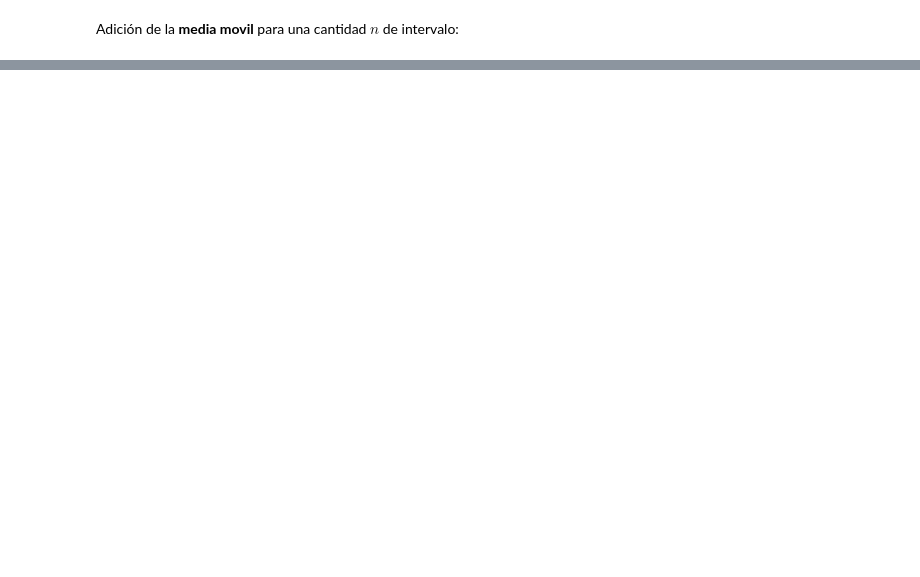
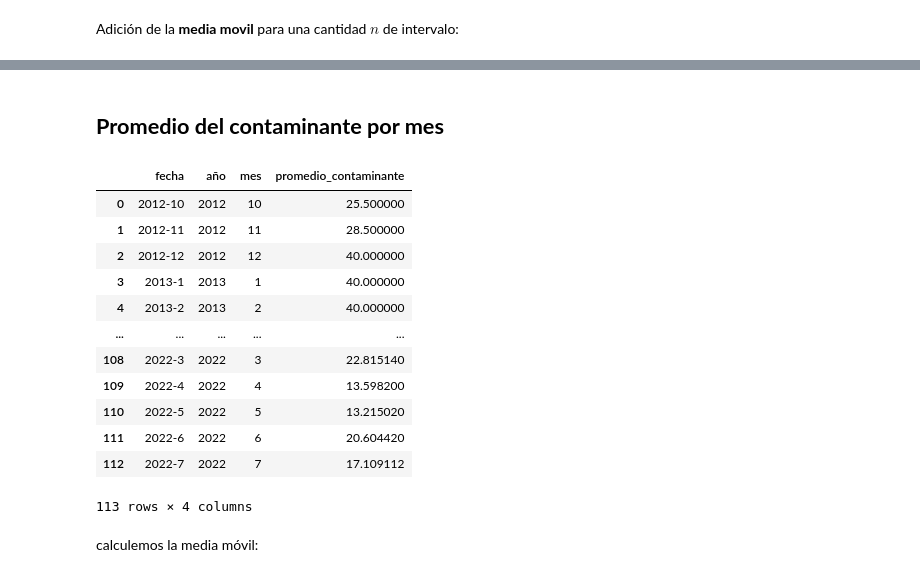
Before and after one commit to LeoUribC/CITRA_DataScience, a Jupyter notebook: Contaminantes/analisis_contaminantes.ipynb, the cells around one changed output, grey strips where cells are left out. Saved outputs shown, nothing was run; the diff lists cells and outputs as text; code cells hidden in the pictures; blank space fills up the shorter version.

```diff
--- a/Contaminantes/analisis_contaminantes.ipynb
+++ b/Contaminantes/analisis_contaminantes.ipynb
@@ -599,0 +603,47 @@ calcular_media_movil(valores=15)
+# %% [markdown]
+## **Promedio del contaminante por mes**
+# %%
+promedio_mes = [];  newYears = [];  newMes = []
+
+for year in years:
+    for mes in meses:
+        promedio_mes.append(
+            np.mean(
+                muestraPM25[
+                    (muestraPM25["año"] == year) & \
+                    (muestraPM25["mes"] == mes)
+                ]["valor_contaminante"]
+            )
+        )
+    newMes += list(meses)
+    newYears += len(meses)*[year]
+# %%
+prom_muestra_mes_pm25 = {
+    "fecha":addLists(newYears, newMes),
+    "año":newYears,
+    "mes":newMes,
+    "promedio_contaminante":promedio_mes
+}
+
+prom_muestra_mes_pm25_df = pd.DataFrame(data=prom_muestra_mes_pm25)
+
+prom_muestra_mes_pm25_df = prom_muestra_mes_pm25_df.dropna()
+
+prom_muestra_mes_pm25_df = prom_muestra_mes_pm25_df.sort_values(by=["año", "mes"]).reset_index().drop("index", axis=1)
+prom_muestra_mes_pm25_df
+# %% [output]
+|  | fecha | año | mes | promedio_contaminante |
+| 0 | 2012-10 | 2012 | 10 | 25.500000 |
+| 1 | 2012-11 | 2012 | 11 | 28.500000 |
+| 2 | 2012-12 | 2012 | 12 | 40.000000 |
+| 3 | 2013-1 | 2013 | 1 | 40.000000 |
+| 4 | 2013-2 | 2013 | 2 | 40.000000 |
+| ... | ... | ... | ... | ... |
+| 108 | 2022-3 | 2022 | 3 | 22.815140 |
+| 109 | 2022-4 | 2022 | 4 | 13.598200 |
+| 110 | 2022-5 | 2022 | 5 | 13.215020 |
+| 111 | 2022-6 | 2022 | 6 | 20.604420 |
+| 112 | 2022-7 | 2022 | 7 | 17.109112 |
+113 rows × 4 columns
+# %% [markdown]
+calculemos la media móvil:
```
Also changed, not shown: parts of 23 cells of this notebook, 16 other files.
